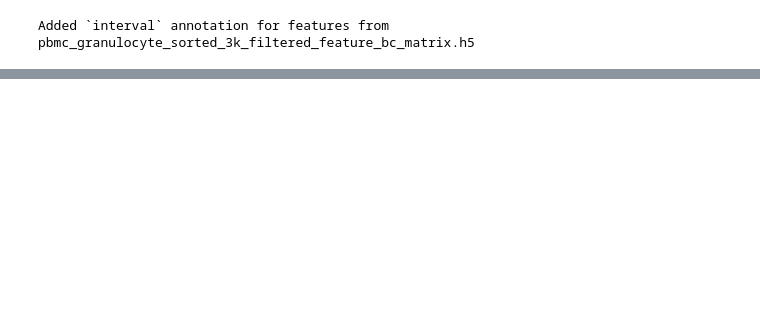
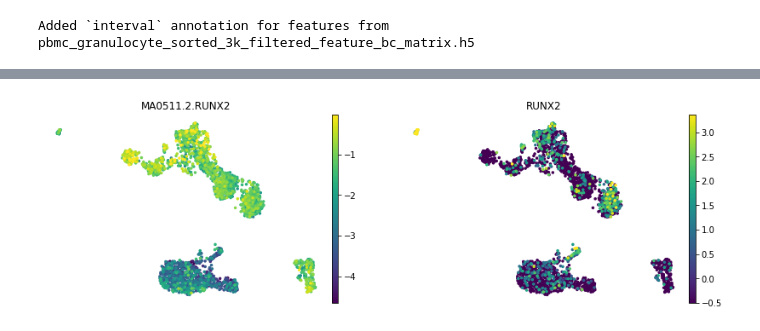
Before and after one commit to pinellolab/pychromVAR, a Jupyter notebook: tutorial/tutorial.ipynb, the cells around one changed output, grey strips where cells are left out. Cells and saved outputs as stored; diff of their text form; code cells hidden in the pictures; blank space fills up the shorter version.

```diff
--- a/tutorial/tutorial.ipynb
+++ b/tutorial/tutorial.ipynb
@@ -90,0 +79,15 @@ Wall time: 3min 48s
+# %%
+mdata['atac'].X = mdata['atac'].layers["counts"]
+
+pc.add_peak_seq(mdata, genome_file="/home/rs619065/rgtdata/hg38/genome_hg38.fa", delimiter=":|-")
+pc.add_gc_bias(mdata)
+pc.get_bg_peaks(mdata)
+
+# get motifs
+jdb_obj = jaspardb(release='JASPAR2020')
+motifs = jdb_obj.fetch_motifs(
+    collection = 'CORE',
+    tax_group = ['vertebrates'])
+
+pc.match_motif(mdata, motifs=motifs)
+pc.compute_deviations(mdata)
@@ -90,0 +98,2 @@ Wall time: 3min 48s
+# %%
+mdata['chromvar'].obs['leiden_wnn'] = mdata.obs['leiden_wnn']
@@ -90,0 +111,4 @@ Wall time: 3min 48s
+# %%
+mu.pl.umap(mdata, color=['MA0511.2.RUNX2', 'RUNX2'], frameon=False, vmin='p1', vmax='p99')
+# %% [output]
+[figure, added]
```
Also changed, not shown: parts of 35 cells of this notebook, 5 other files.
